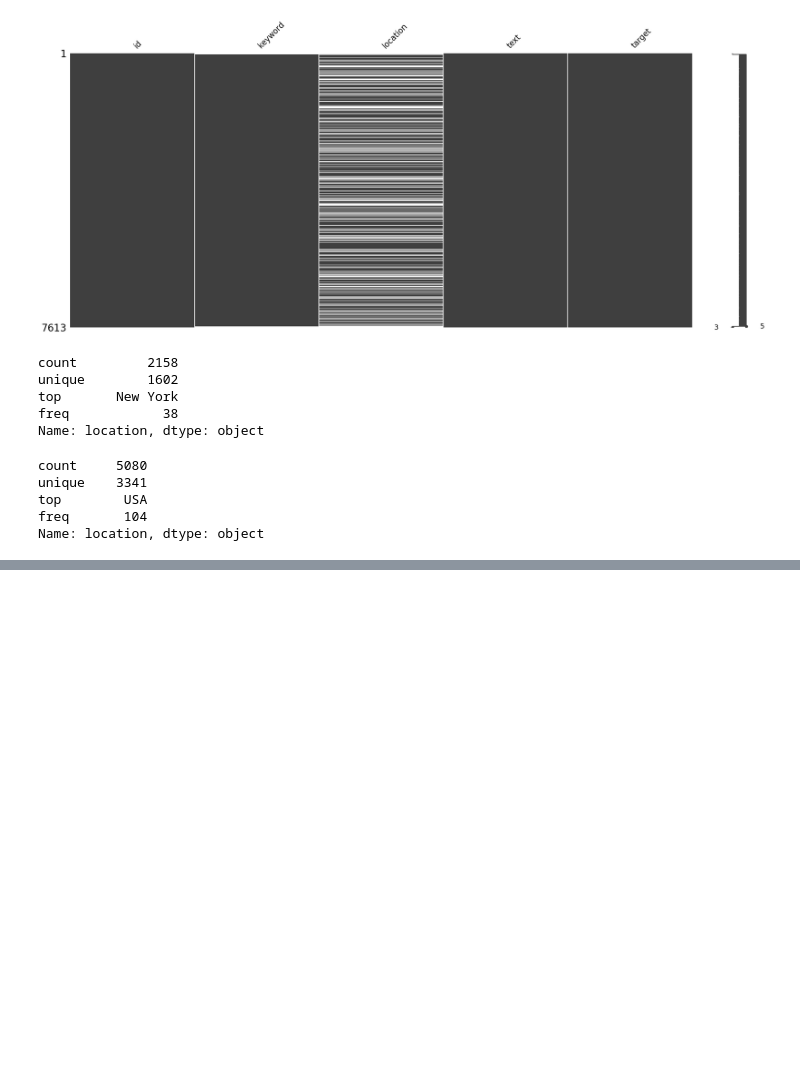
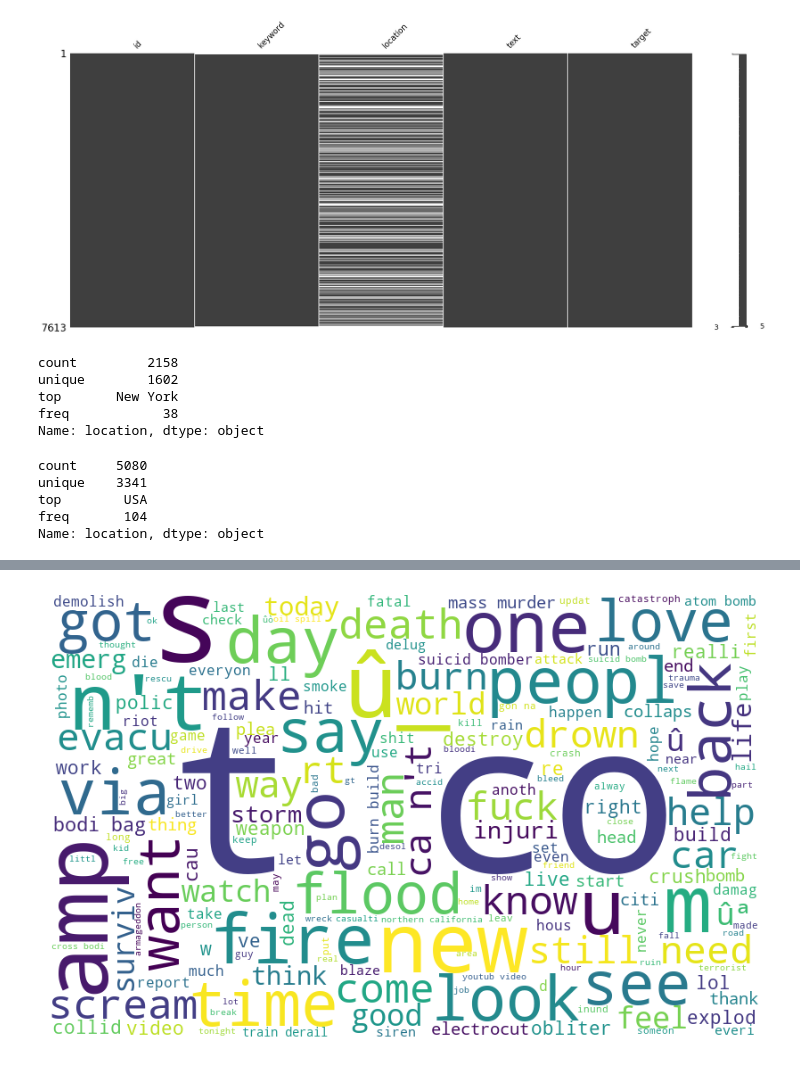
Before and after one commit to roux-michon-stehane/Eye-of-the-Emergency-projet-, a Jupyter notebook: Eye_of_the_Emergency_Notebook .ipynb, the cells around one changed output, grey strips where cells are left out. Drawn from its saved outputs; the diff is of its cells as text; code cells hidden in the pictures; blank space fills up the shorter version.

```diff
--- a/Eye_of_the_Emergency_Notebook .ipynb
+++ b/Eye_of_the_Emergency_Notebook .ipynb
@@ -247,0 +247,2 @@ Expected end of text, found '$'  (at char 69), (line:1, col:70)
+# %%
+df_train['cleaned_tweet'] = df_train['text'].apply(clean_tweet)
@@ -247,0 +266,3 @@ Expected end of text, found '$'  (at char 69), (line:1, col:70)
+# %%
+df_train = df_train.dropna(subset=['cleaned_tweet'])
+df_train
@@ -247,0 +299,3 @@ Expected end of text, found '$'  (at char 69), (line:1, col:70)
+# %%
+df_train['cleaned_tweet'] = df_train['cleaned_tweet'].astype(str)
+df_train.cleaned_tweet
@@ -247,0 +327,8 @@ Expected end of text, found '$'  (at char 69), (line:1, col:70)
+# %%
+plt.figure(figsize=(8, 8), facecolor=None)
+plt.imshow(wordcloud)
+plt.axis('off')
+plt.tight_layout(pad=0)
+plt.show()
+# %% [output]
+[figure, added]
```
Also changed, not shown: parts of 31 cells of this notebook.
